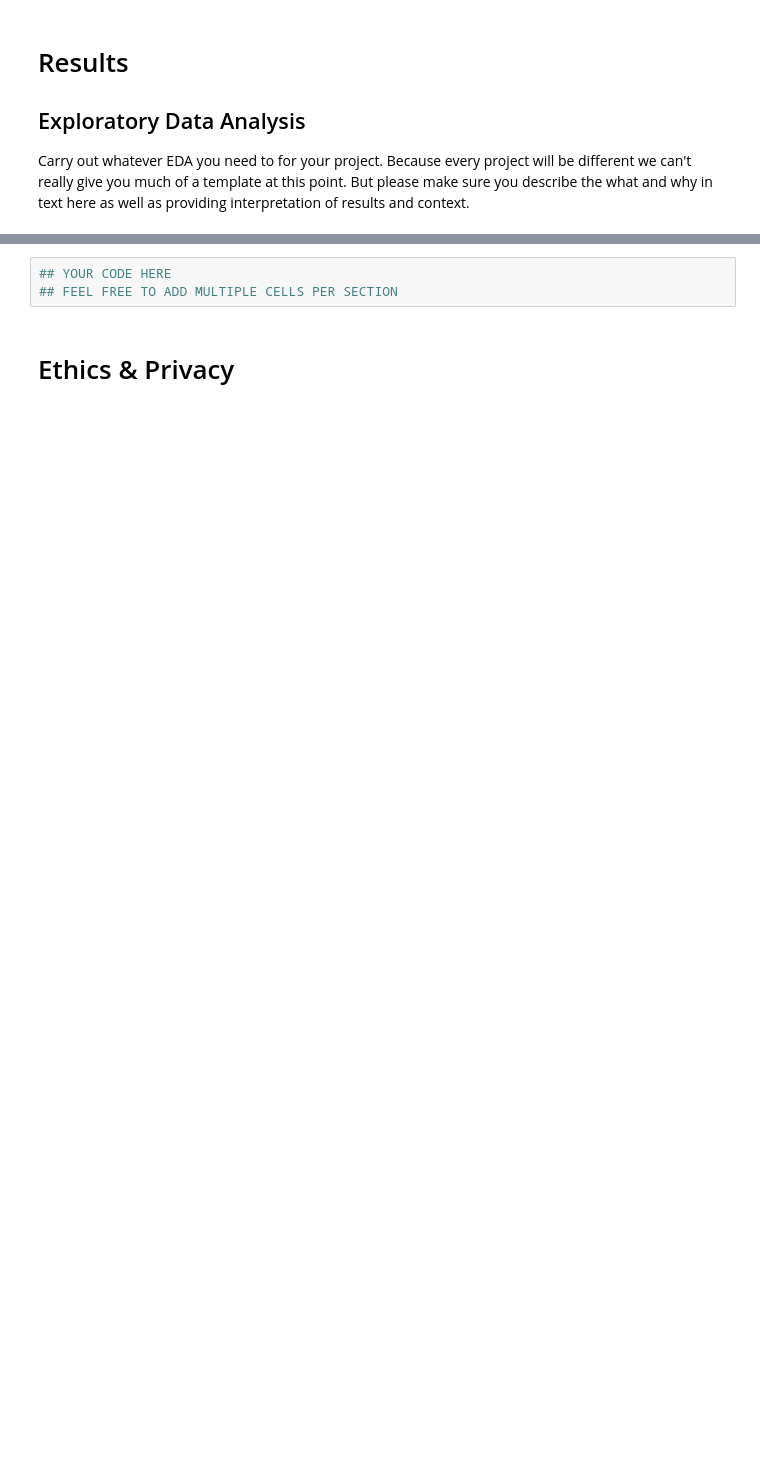
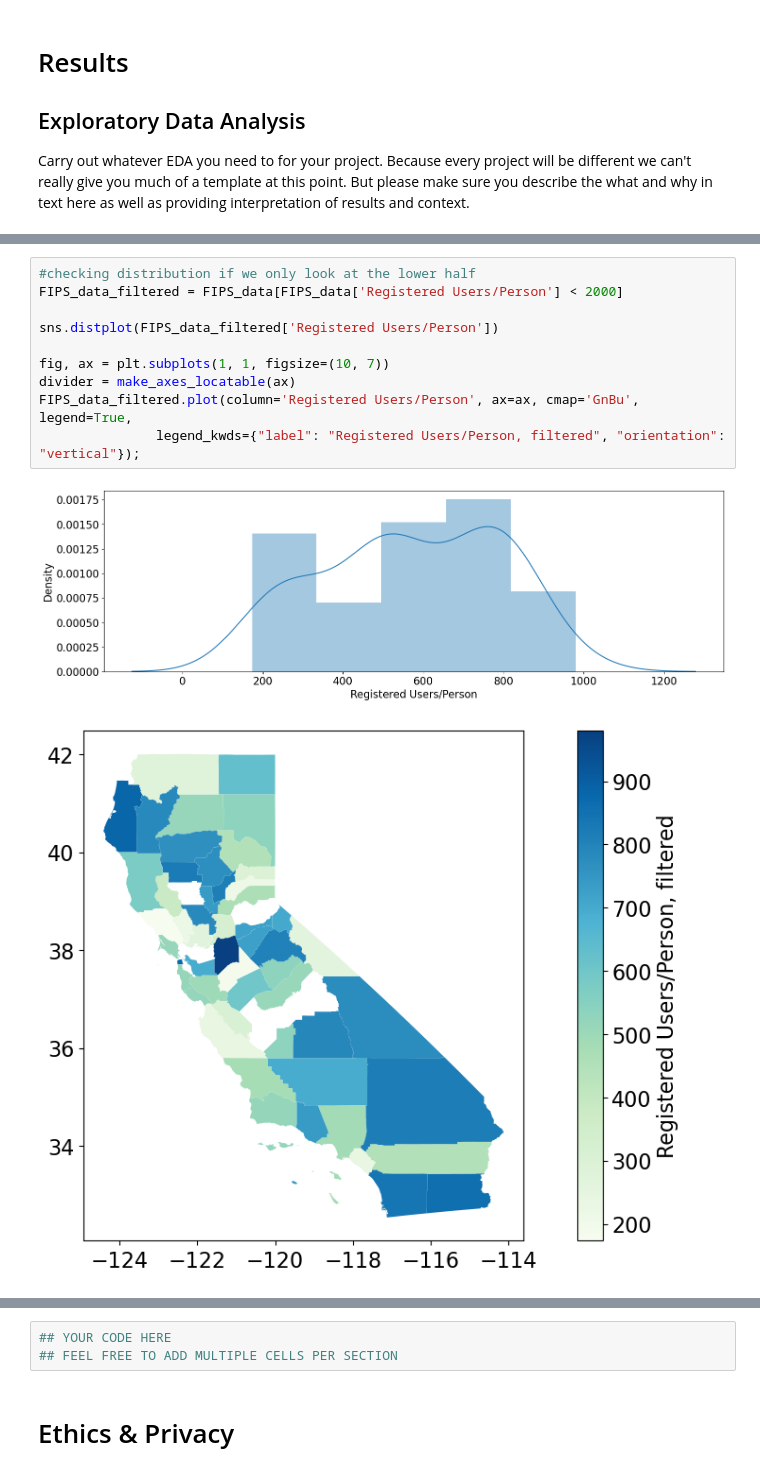
Before and after one commit to KaitlynChou/COGS-108-Project, a Jupyter notebook: EDACheckpoint_Group057_WI24.ipynb, the cells around one changed output, grey strips where cells are left out. Drawn from its saved outputs; the diff is of its cells as text; blank space fills up the shorter version.

```diff
--- a/EDACheckpoint_Group057_WI24.ipynb
+++ b/EDACheckpoint_Group057_WI24.ipynb
@@ -471 +456,14 @@ plt.show()
+# %%
+#checking distribution if we only look at the lower half
+FIPS_data_filtered = FIPS_data[FIPS_data['Registered Users/Person'] < 2000]
+
+sns.distplot(FIPS_data_filtered['Registered Users/Person'])
+
+fig, ax = plt.subplots(1, 1, figsize=(10, 7))
+divider = make_axes_locatable(ax)
+FIPS_data_filtered.plot(column='Registered Users/Person', ax=ax, cmap='GnBu', legend=True,
+               legend_kwds={"label": "Registered Users/Person, filtered", "orientation": "vertical"});
+# %% [output]
+[figure, added]
+[figure, added]
 # %% [markdown]
```
Also changed, not shown: parts of 32 cells of this notebook.
